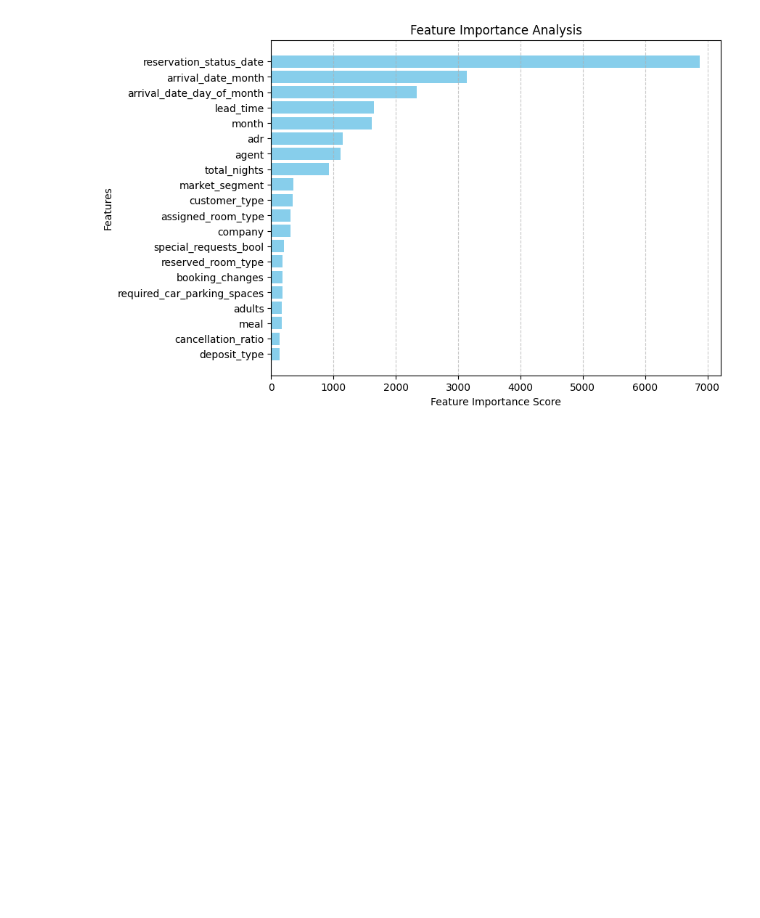
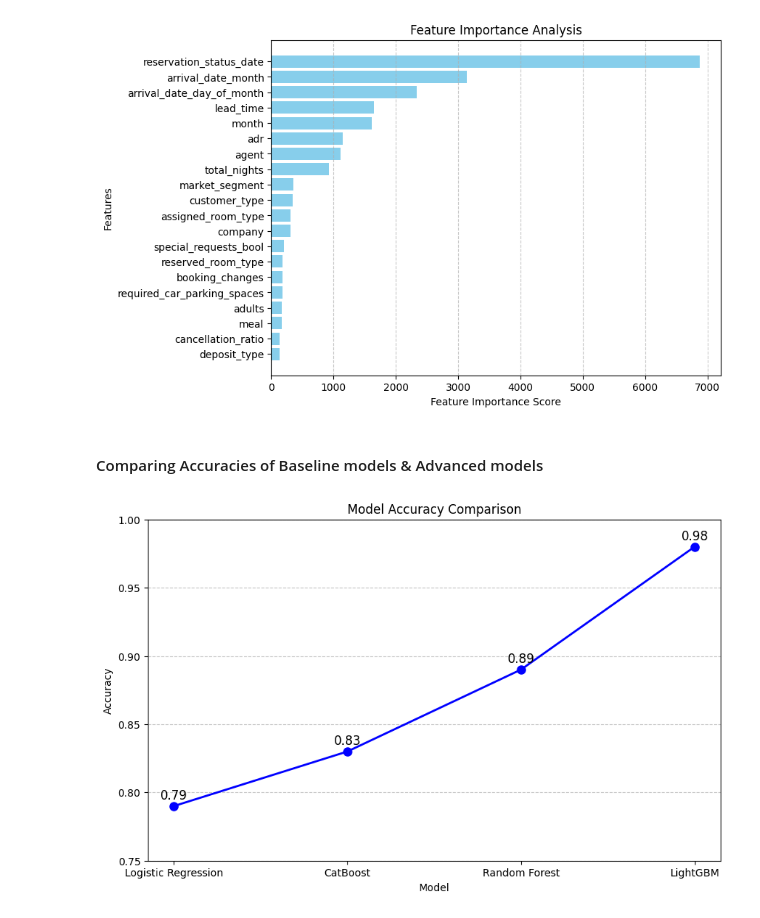
Before and after one commit to Bhagya-Ram-7/hotel_cancelation_prediction, a Jupyter notebook: modeling.ipynb, the cells around one changed output. Saved outputs shown, nothing was run; the diff lists cells and outputs as text; code cells hidden in the pictures; blank space fills up the shorter version.

Commit message:
added model accuracy comparison chart

```diff
--- a/modeling.ipynb
+++ b/modeling.ipynb
@@ -428,3 +428,22 @@ def plot_feature_importance(model, feature_names, top_n=20):
 plot_feature_importance(lgb_model, X_train.columns, top_n=20)
 # %% [output]
 [figure]
+# %% [markdown]
+#### Comparing Accuracies of Baseline models & Advanced models
+# %%
+model = ['Logistic Regression', 'CatBoost', 'Random Forest', 'LightGBM']
+accuracy = [0.79, 0.83, 0.89, 0.98]
+plt.figure(figsize=(10, 6))
+plt.plot(model, accuracy, marker='o', linestyle='-', color='b', linewidth=2, markersize=8)
+plt.xlabel("Model")
+plt.ylabel("Accuracy")
+plt.title("Model Accuracy Comparison")
+plt.ylim(0.75, 1.0)
+plt.grid(axis='y', linestyle='--', alpha=0.7)
+
+for i, acc in enumerate(accuracy):
+    plt.text(model[i], acc + 0.005, f"{acc:.2f}", ha='center', fontsize=12)
+
+plt.show()
+# %% [output]
+[figure, added]
```
